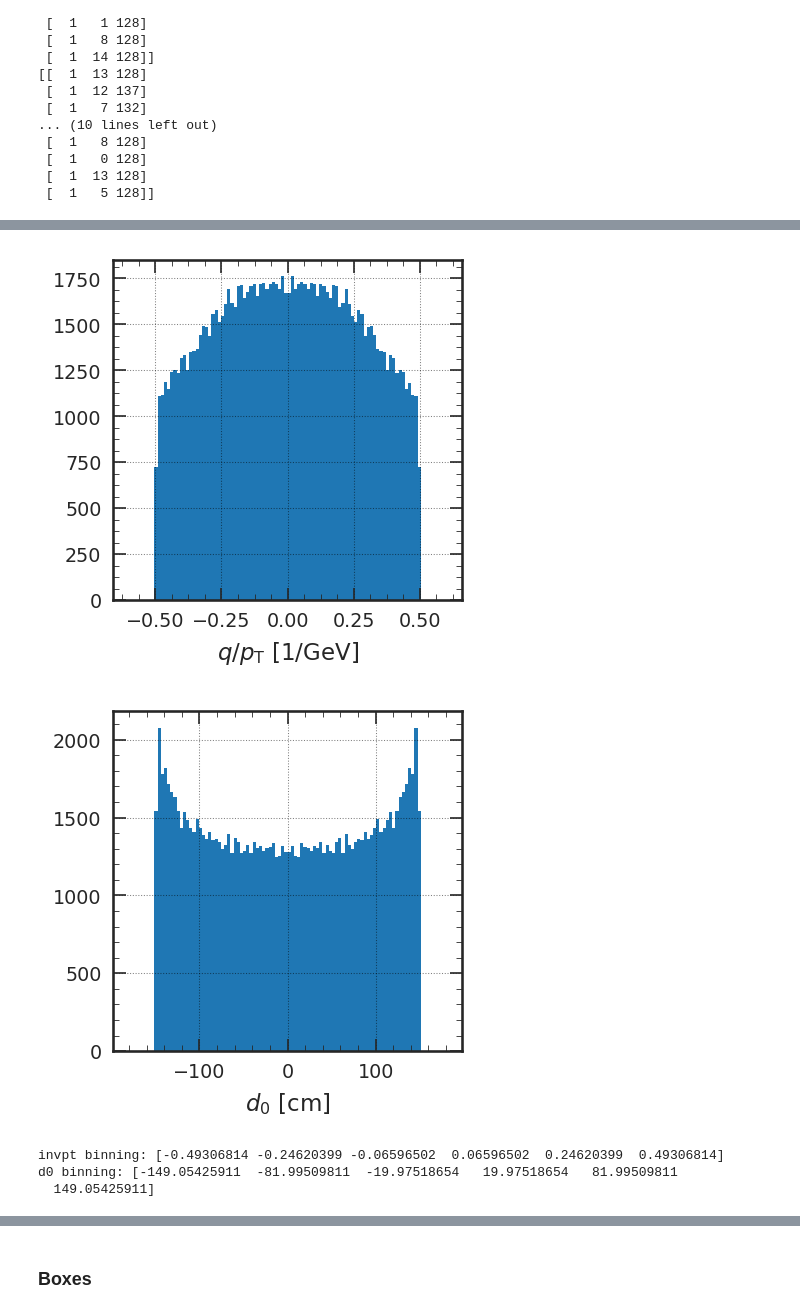
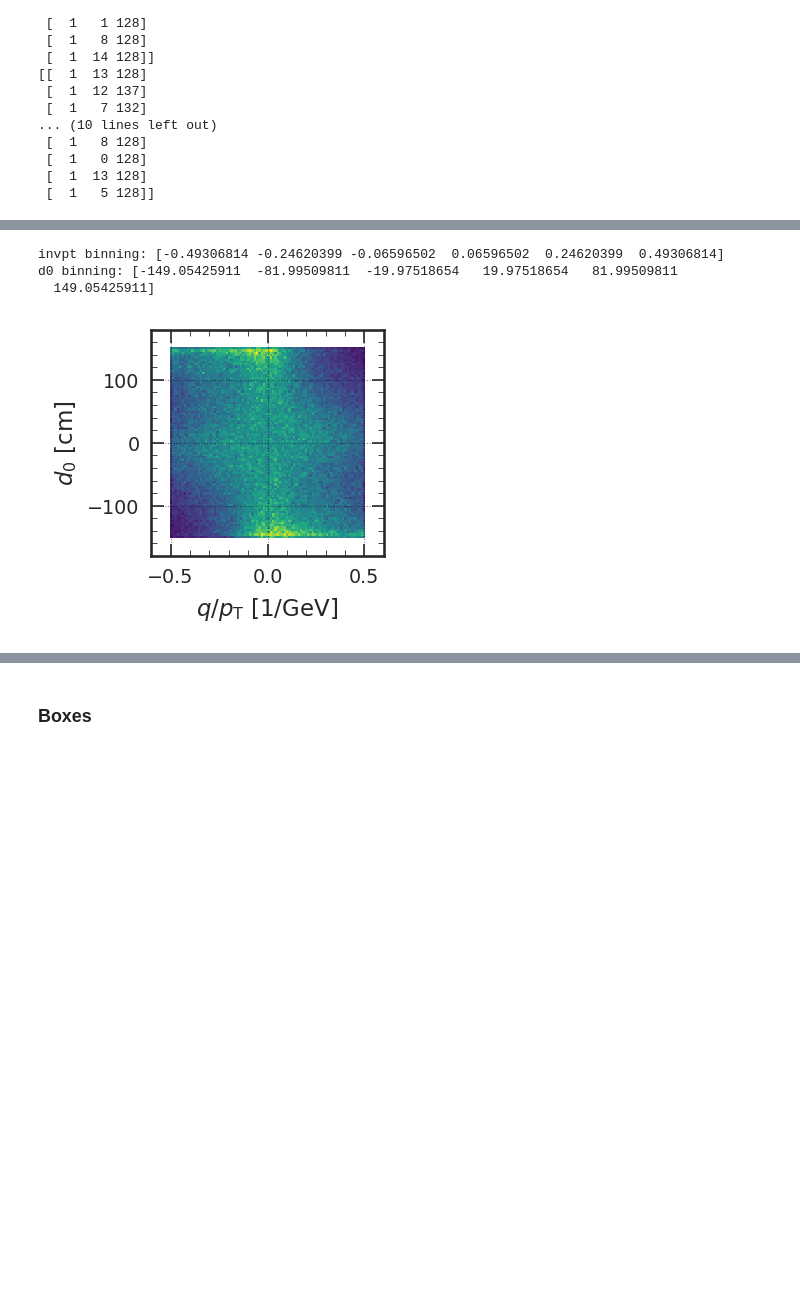
Before and after one commit to srosenzweig09/L1TMuonSimulationsMar2017, a Jupyter notebook: Analyzers/test9/cnn_training_boxes5.ipynb, the cells around one changed output, grey strips where cells are left out. Saved outputs shown, nothing was run; the diff lists cells and outputs as text; code cells hidden in the pictures; blank space fills up the shorter version.

```diff
--- a/Analyzers/test9/cnn_training_boxes5.ipynb
+++ b/Analyzers/test9/cnn_training_boxes5.ipynb
@@ -328,14 +348,17 @@ print(images[3][np.nonzero(images[3][...,0])])
 # Additional filters
 # Require at least 1 hit in station ME2 (a.k.a. preferred row) and at least 1 hit in 3 different stations
 
-pref_row_nonzero = np.any(images_gt[:, pref_row, :, 0], axis=1)
-#print(pref_row_nonzero.shape)
-at_least_3_rows_nonzero = np.sum(np.any(images_gt[:, :, :, 0], axis=2), axis=1) >= 3
-#print(at_least_3_rows_nonzero.shape)
+require_pref_row = True
 
-images = images[pref_row_nonzero & at_least_3_rows_nonzero]
-images_gt = images_gt[pref_row_nonzero & at_least_3_rows_nonzero]
-params_gt = params_gt[pref_row_nonzero & at_least_3_rows_nonzero]
+if require_pref_row:
+  pref_row_nonzero = np.any(images_gt[:, pref_row, :, 0], axis=1)
+  #print(pref_row_nonzero.shape)
+  at_least_3_rows_nonzero = np.sum(np.any(images_gt[:, :, :, 0], axis=2), axis=1) >= 3
+  #print(at_least_3_rows_nonzero.shape)
+
+  images = images[pref_row_nonzero & at_least_3_rows_nonzero]
+  images_gt = images_gt[pref_row_nonzero & at_least_3_rows_nonzero]
+  params_gt = params_gt[pref_row_nonzero & at_least_3_rows_nonzero]
 # %%
 # Debug
 print(len(images), len(images_gt), len(params_gt))
@@ -484,23 +510,33 @@ for par in params_gt:
+# %%
+# Quick check
+
+if require_pref_row:
+  #print('invpt binning: {0}'.format(np.percentile(invpt_vals, [0.5,20,40,60,80,99.5], overwrite_input=True)))
+  #print('d0 binning: {0}'.format(np.percentile(dzero_vals, [0.5,20,40,60,80,99.5], overwrite_input=True)))
+
+  print('invpt binning: {0}'.format(np.percentile(invpt_vals, [0.5,22.5,42.5,57.5,77.5,99.5], overwrite_input=True)))
+  print('d0 binning: {0}'.format(np.percentile(dzero_vals, [0.5,25,44,56,75,99.5], overwrite_input=True)))
+# %% [output]
+invpt binning: [-0.49306814 -0.24620399 -0.06596502  0.06596502  0.24620399  0.49306814]
+d0 binning: [-149.05425911  -81.99509811  -19.97518654   19.97518654   81.99509811
+  149.05425911]
 # %%
-fig, ax = plt.subplots(1, 1, figsize=(3,3))
-_ = ax.hist(invpt_vals, range=(-0.6,0.6), bins=100)
-ax.set_xlabel(r'$q/p_{\mathrm{T}}$ [1/GeV]')
-plt.show()
+# Quick check
 
-fig, ax = plt.subplots(1, 1, figsize=(3,3))
-_ = ax.hist(dzero_vals, range=(-180,180), bins=100)
-ax.set_xlabel(r'$d_{0}$ [cm]')
-plt.show()
+if require_pref_row:
+  invpt_vals = []
+  dzero_vals = []
+
+  for par in params_gt:
+    (invpt, d0, eta, phi, invpt2) = par
+    invpt_vals.append(invpt2)
+    dzero_vals.append(d0)
+
+  fig, ax = plt.subplots(1, 1, figsize=(2,2))
+  _ = ax.hist2d(invpt_vals, dzero_vals, range=((-0.6,0.6),(-180,180)), bins=(100,100),
+                cmap=my_cmap, vmin=1)
+  ax.set_xlabel(r'$q/p_{\mathrm{T}}$ [1/GeV]')
+  ax.set_ylabel(r'$d_{0}$ [cm]')
+  plt.show()
 # %% [output]
-[figure, old version]
+[figure, new version]
-[figure, removed]
-# %%
-#print('invpt binning: {0}'.format(np.percentile(invpt_vals, [0.5,20,40,60,80,99.5], overwrite_input=True)))
-#print('d0 binning: {0}'.format(np.percentile(dzero_vals, [0.5,20,40,60,80,99.5], overwrite_input=True)))
-
-print('invpt binning: {0}'.format(np.percentile(invpt_vals, [0.5,22.5,42.5,57.5,77.5,99.5], overwrite_input=True)))
-print('d0 binning: {0}'.format(np.percentile(dzero_vals, [0.5,25,44,56,75,99.5], overwrite_input=True)))
-# %% [output]
-invpt binning: [-0.49306814 -0.24620399 -0.06596502  0.06596502  0.24620399  0.49306814]
-d0 binning: [-149.05425911  -81.99509811  -19.97518654   19.97518654   81.99509811
-  149.05425911]
```
Also changed, not shown: parts of 34 cells of this notebook, 1 other file.
